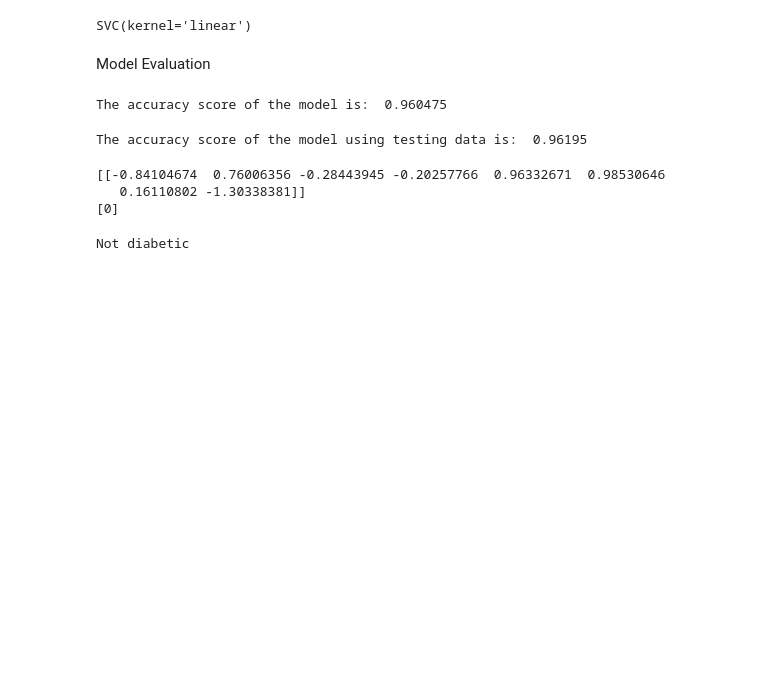
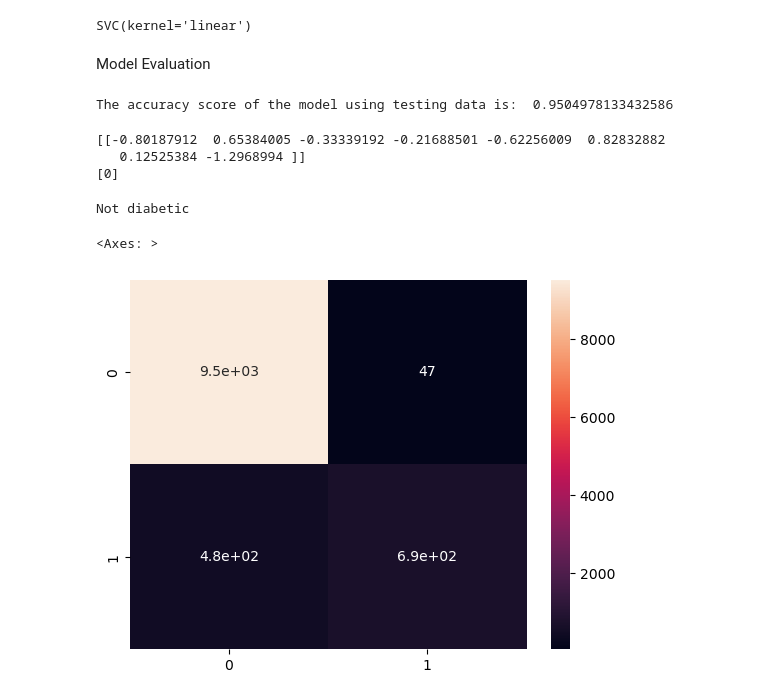
Before and after one commit to Kennethdsouza11/Disease-Prediction, a Jupyter notebook: diabetes_model_2.ipynb, the cells around one changed output. Cells and saved outputs as stored; diff of their text form; code cells hidden in the pictures; blank space fills up the shorter version.

```diff
--- a/diabetes_model.ipynb
+++ b/diabetes_model_2.ipynb
@@ -71,6 +71,11 @@ HbA1c_level            float64
 blood_glucose_level      int64
 diabetes                 int64
 dtype: object
+# %%
+# Filtering out certain smoking history values
+diabetes_dataset = diabetes_dataset[diabetes_dataset['smoking_history'] != 'No Info']
+diabetes_dataset = diabetes_dataset[diabetes_dataset['smoking_history'] != 'ever']
+diabetes_dataset = diabetes_dataset[diabetes_dataset['smoking_history'] != 'not current']
 # %%
 # converting the categorical values to numeric values
 from sklearn.preprocessing import LabelEncoder
@@ -184,27 +197,21 @@ print(X_train.shape, X_test.shape, Y_train.shape, Y_test.shape)
 # %% [markdown]
 Training the model
 # %%
-model = svm.SVC(kernel = 'linear')
+model = SVC(kernel = 'linear')
 model.fit(X_train,Y_train)
 # %% [output]
 SVC(kernel='linear')
 # %% [markdown]
 Model Evaluation
 # %%
-X_train_prediction = model.predict(X_train)
-training_accuracy = accuracy_score(X_train_prediction, Y_train)
-print("The accuracy score of the model is: ", training_accuracy)
+Y_pred = model.predict(X_test)
+testing_prediction = accuracy_score(Y_test, Y_pred)
+print("The accuracy score of the model using testing data is: ", testing_prediction)
 # %% [output]
-The accuracy score of the model is:  0.960475
+The accuracy score of the model using testing data is:  0.9504978133432586
-# %%
-X_test_prediction = model.predict(X_test)
-testing_prediction = accuracy_score(X_test_prediction, Y_test)
-print("The accuracy score of the model using testing data is: ", testing_prediction)
-# %% [output]
-The accuracy score of the model using testing data is:  0.96195
 # %%
 #testing the model with some data from the dataset
-input_data = (0,59.0,0,0,4,33.86,5.7,85)
+input_data = (0,59.0,0,0,1,33.86,5.7,85)
 
 #changing the input_data to numpyarray
 input_data_as_numpy_array = np.asarray(input_data)
@@ -221,8 +228,8 @@ prediction = model.predict(std_data)
 
 print(prediction)
 # %% [output]
-[[-0.84104674  0.76006356 -0.28443945 -0.20257766  0.96332671  0.98530646
-   0.16110802 -1.30338381]]
+[[-0.80187912  0.65384005 -0.33339192 -0.21688501 -0.62256009  0.82832882
+   0.12525384 -1.2968994 ]]
 [0]
 # %%
 if prediction[0] == [0]:
@@ -231,3 +238,11 @@ else:
     print("Diabetic")
 # %% [output]
 Not diabetic
+# %%
+from sklearn.metrics import confusion_matrix
+cf_matrix = confusion_matrix(Y_test, Y_pred)
+import seaborn as sns
+sns.heatmap(cf_matrix, annot = True)
+# %% [output]
+<Axes: >
+[figure, added]
```
Also changed, not shown: parts of 8 cells of this notebook, 7 other files.
